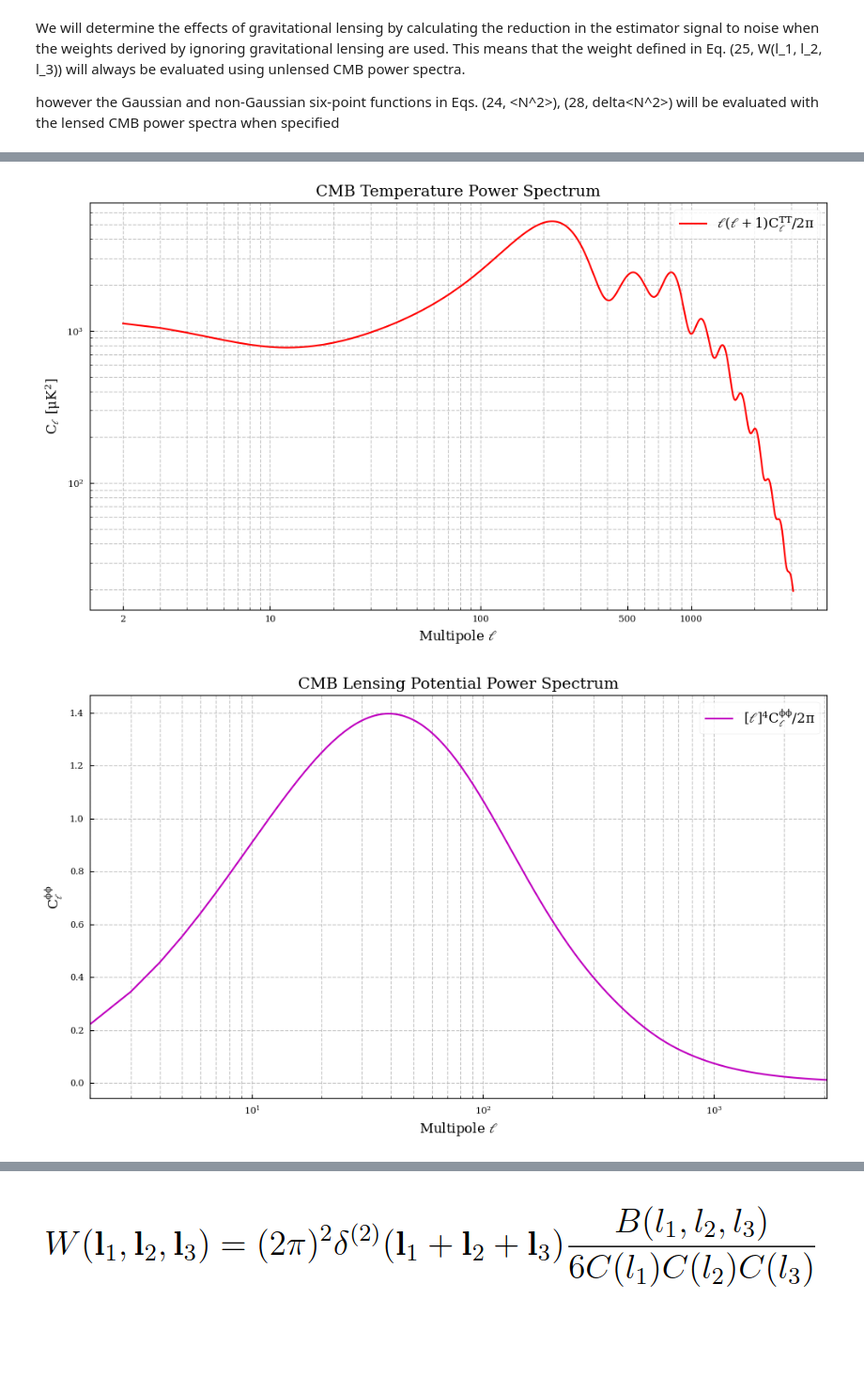
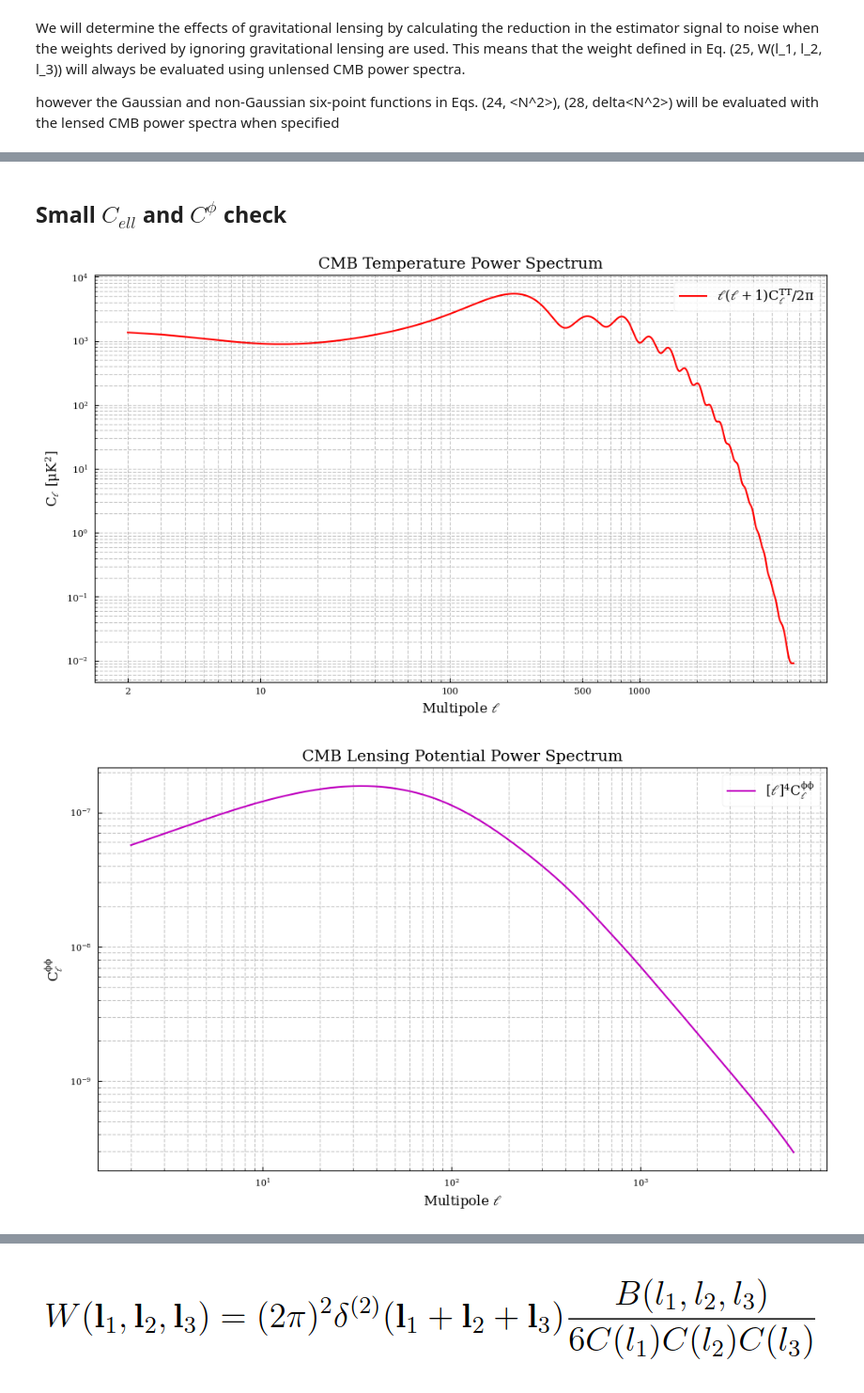
Before and after one commit to JBrandonS/MLPNG, a Jupyter notebook: lens_test.ipynb, the cells around one changed output, grey strips where cells are left out. Shown at 94% size. Cells and saved outputs as stored; diff of their text form; code cells hidden in the pictures; blank space fills up the shorter version.

```diff
--- a/lens_test.ipynb
+++ b/lens_test.ipynb
@@ -350,27 +359,26 @@ however the Gaussian and non-Gaussian six-point functions in Eqs. (24, <N^2>),
 # %%
 generator = Generator(
     [
+        # "settings/n64.json",
         "settings/babich.json",
+        # "settings/elsner.json",
         "--nsims",
         "1",
         "--pols",
         "T",
-        # "--no-noise",
-        # "--phi_scale",
-        # "2.0",
         "--shape",
         "local",
-        # "--lmax",
-        # "2500",
+        "--lmax",
+        "6500",
     ]
 )
 
 c_ell = generator.c_ell[0]
 c_ell_lens = generator.c_ell_lens[0]
-LMAX = generator.lmax // 2
-
 cov = generator.cov[0]
 cov_lens = generator.cov_lens[0]
+cl_phi = generator.cl_phi
+radii = generator.radii
 
-cl_phi = generator.cl_phi
+LMAX = generator.lmax / sqrt(8)
 # %% [output]
@@ -394,3 +402,5 @@ cl_phi = generator.cl_phi
+# %% [markdown]
+## Small $C_{ell}$ and $C^\phi$ check
 # %%
 fig, ax = plt.subplots(figsize=(10, 6))
 
@@ -419,39 +429,38 @@ ax.get_xaxis().set_major_formatter(plt.ScalarFormatter())
 plt.tight_layout()
 plt.show()
 
 
 fig, ax = plt.subplots(figsize=(10, 6))
 
 # Plot lensing potential with log-y scaling
 ells = np.arange(len(cl_phi))
 # ax.semilogy(ells, cl_phi, "g-", lw=1.5, label=r"Lensing potential $C_\ell^{\phi\phi}$")
 
-# Also plot with (ℓ(ℓ+1))²/2π scaling which is often used for lensing potential
-fl = (ells * (ells)) ** 2
-scaled_cl_phi = cl_phi * fl / (2 * np.pi) * 10**7
-ax.semilogx(
+fl = (ells * (ells + 1)) ** 2
+scaled_cl_phi = cl_phi * fl / 2 / np.pi
+ax.loglog(
     ells[2:],
     scaled_cl_phi[2:],
     "m-",
     lw=1.5,
-    label=r"$[\ell]^4 C_\ell^{\phi\phi}/2\pi$",
+    label=r"$[\ell]^4 C_\ell^{\phi\phi}$",
 )
 # Formatting
 ax.set_xlabel(r"Multipole $\ell$", fontsize=12)
 ax.set_ylabel(r"$C_\ell^{\phi\phi}$", fontsize=12)
 ax.set_title("CMB Lensing Potential Power Spectrum", fontsize=14)
 ax.grid(which="both", linestyle="--", alpha=0.7)
 ax.legend(fontsize=12)
 
 # Set x-axis range to start from ℓ=2
-ax.set_xlim(2, len(cl_phi) - 1)
+# ax.set_xlim(2, len(cl_phi) - 1)
 
 # Adjust x-axis ticks to be more readable
-ax.set_xticks([2, 10, 100, 500, 1000])
+# ax.set_xticks([2, 10, 100, 500, 1000])
 # ax.get_xaxis().set_major_formatter(plt.ScalarFormatter())
 
 plt.tight_layout()
 plt.show()
 # %% [output]
-[figure, old version]
+[figure, new version]
-[figure, old version]
+[figure, new version]
```
Also changed, not shown: parts of 53 cells of this notebook.
